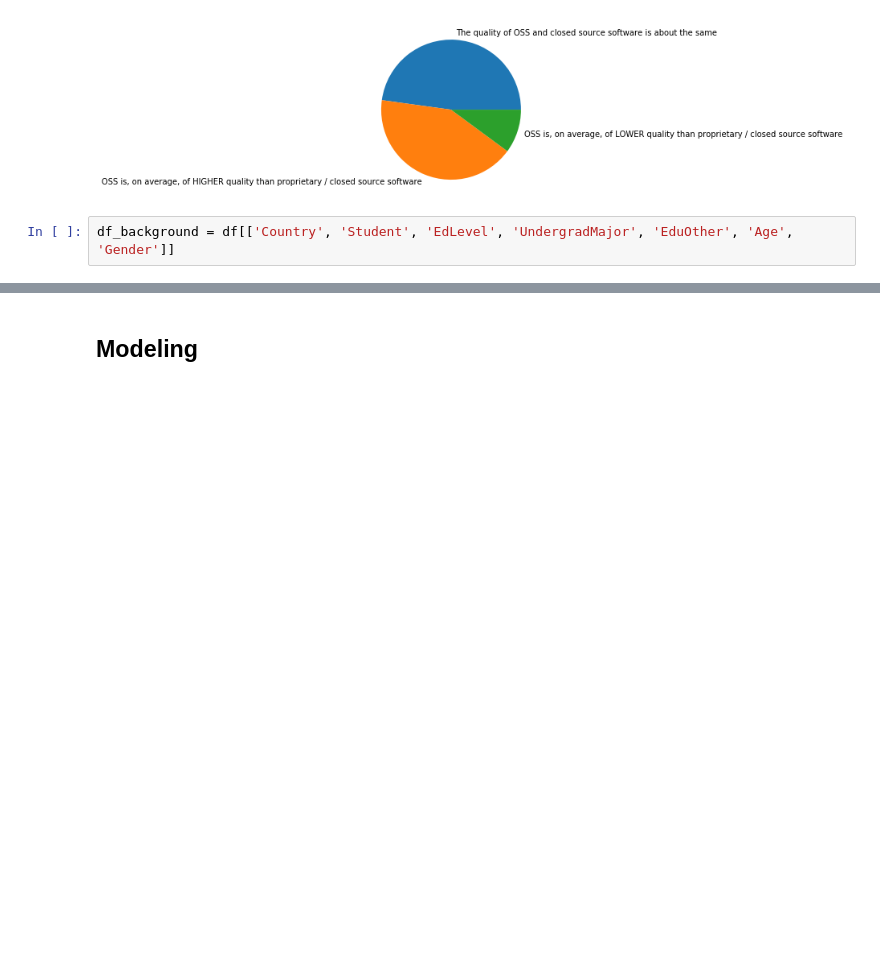
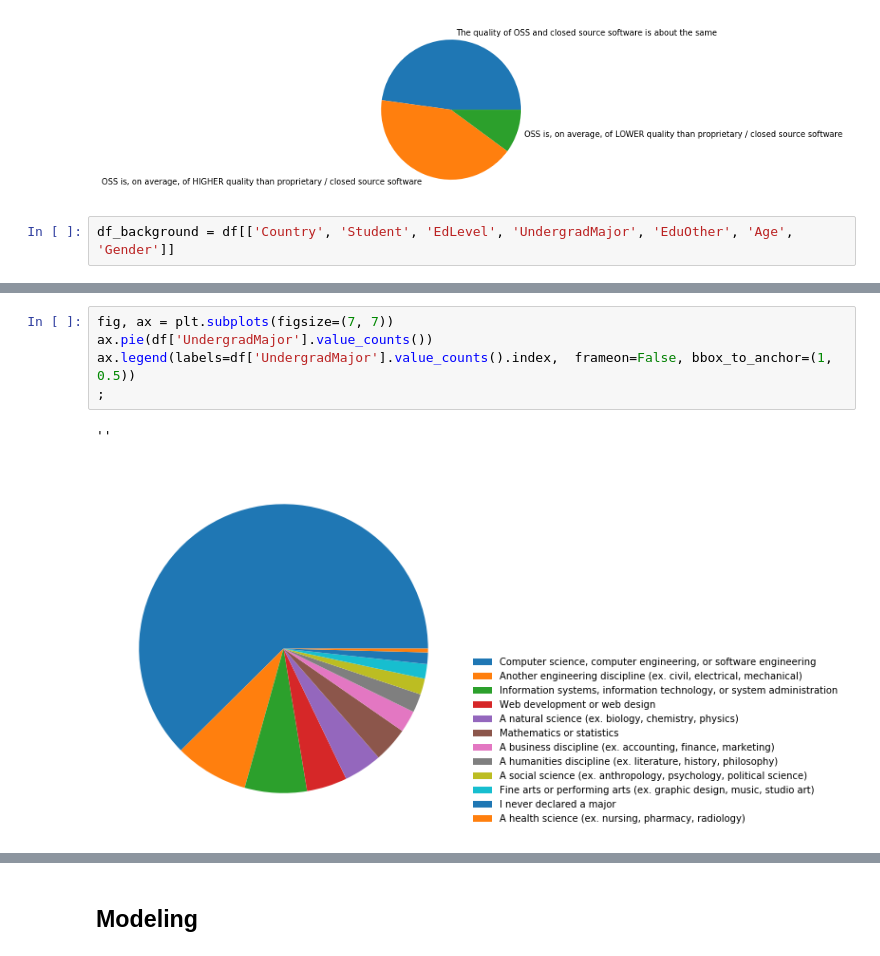
Before and after one commit to MarshEnterprises/Udacity_Project1, a Jupyter notebook: Udacity_Project1.ipynb, the cells around one changed output, grey strips where cells are left out. Drawn from its saved outputs; the diff is of its cells as text; blank space fills up the shorter version.

```diff
--- a/Udacity_Project1.ipynb
+++ b/Udacity_Project1.ipynb
@@ -146,0 +108,8 @@ df_background.head()
+# %%
+fig, ax = plt.subplots(figsize=(7, 7))
+ax.pie(df['UndergradMajor'].value_counts())
+ax.legend(labels=df['UndergradMajor'].value_counts().index,  frameon=False, bbox_to_anchor=(1, 0.5))
+;
+# %% [output]
+''
+[figure, added]
```
Also changed, not shown: parts of 9 cells of this notebook.
